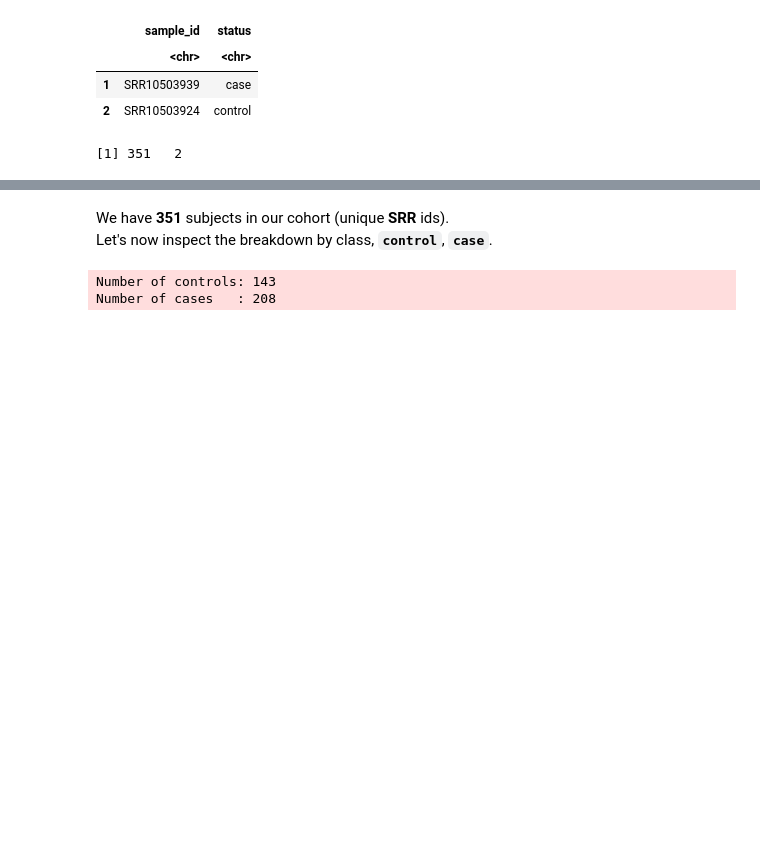
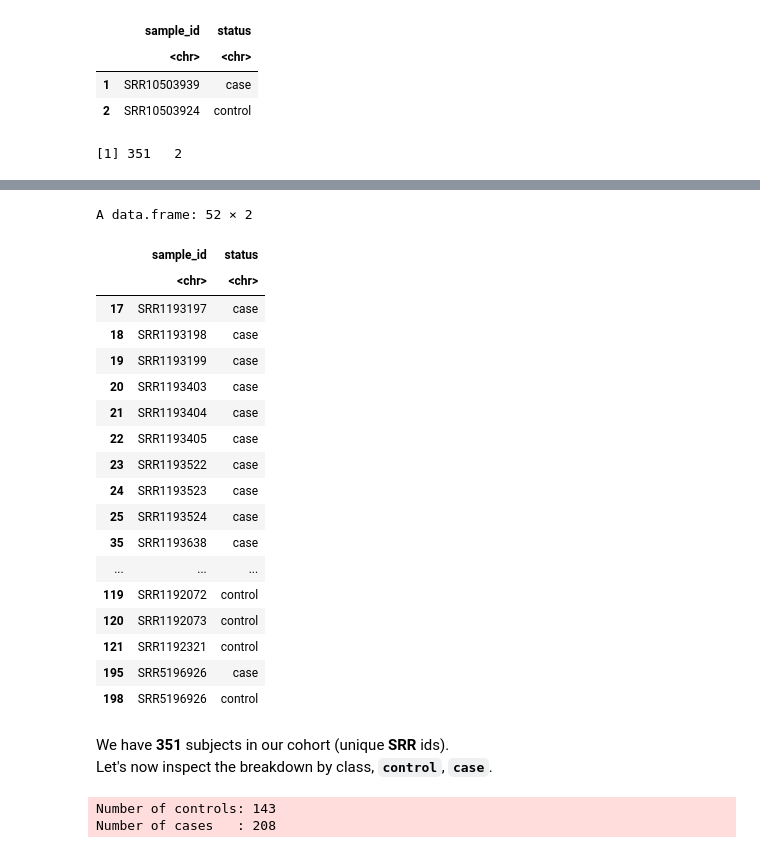
Before and after one commit to manu-lifebit/nf-core-rnaseq, a Jupyter notebook: jupyter/create_hbadeals_metadata.ipynb, the cells around one changed output, grey strips where cells are left out. Cells and saved outputs as stored; diff of their text form; code cells hidden in the pictures; blank space fills up the shorter version.

```diff
--- a/jupyter/create_hbadeals_metadata.ipynb
+++ b/jupyter/create_hbadeals_metadata.ipynb
@@ -206,3 +242,25 @@ A data.frame: 2 × 2
+# %%
+metadata[ metadata$sample_id %in%  duplicates_df$sample_id,]
+# %% [output]
+A data.frame: 52 × 2
+|  | sample_id | status |
+|  | <chr> | <chr> |
+| 17 | SRR1193197 | case |
+| 18 | SRR1193198 | case |
+| 19 | SRR1193199 | case |
+| 20 | SRR1193403 | case |
+| 21 | SRR1193404 | case |
+| 22 | SRR1193405 | case |
+| 23 | SRR1193522 | case |
+| 24 | SRR1193523 | case |
+| 25 | SRR1193524 | case |
+| 35 | SRR1193638 | case |
+| ... | ... | ... |
+| 119 | SRR1192072 | control |
+| 120 | SRR1192073 | control |
+| 121 | SRR1192321 | control |
+| 195 | SRR5196926 | case |
+| 198 | SRR5196926 | control |
 # %% [markdown]
 We have **351** subjects in our cohort (unique **SRR** ids). <br>
 Let's now inspect the breakdown by class, **`control`**, **`case`**.
```
Also changed, not shown: parts of 5 cells of this notebook, 1 other file.
